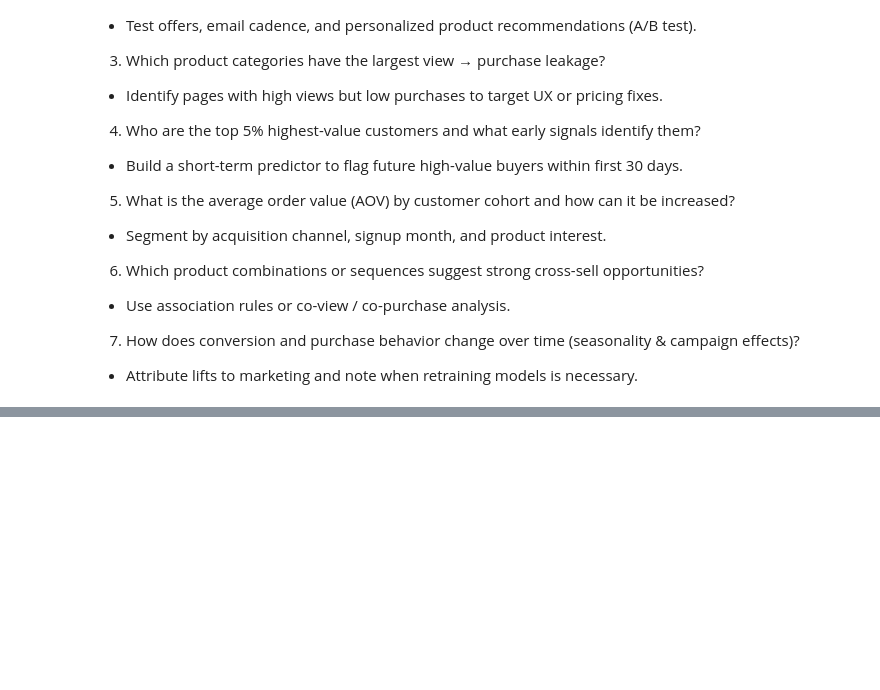
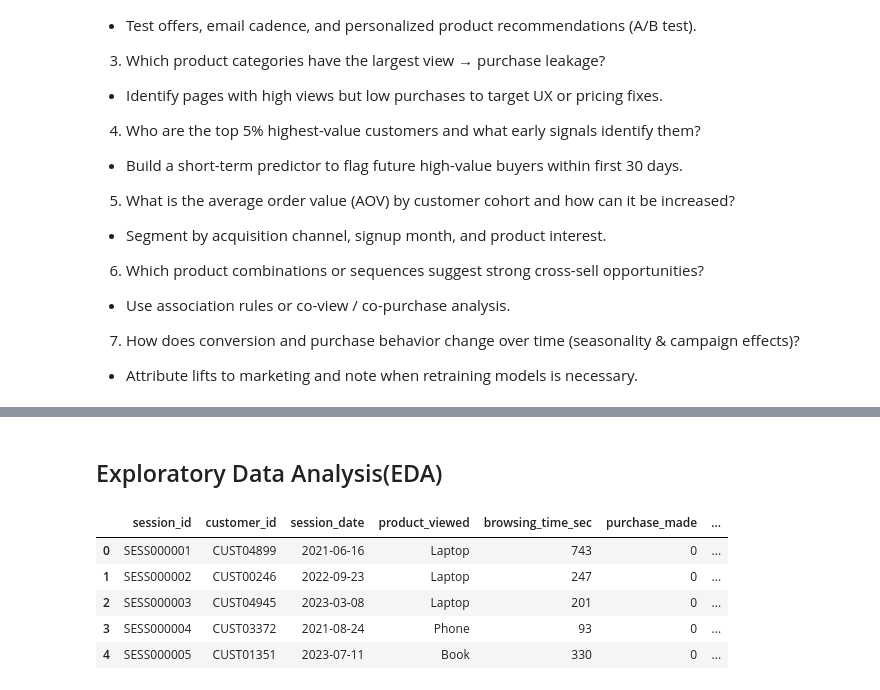
Before and after one commit to EfyaDufie2020/Analyzing-Customer-Behavior-for-E-commerce-Insights, a Jupyter notebook: E-commerce.ipynb, the cells around one changed output, grey strips where cells are left out. Drawn from its saved outputs; the diff is of its cells as text; code cells hidden in the pictures; blank space fills up the shorter version.

```diff
--- a/E-commerce.ipynb
+++ b/E-commerce.ipynb
@@ -133,0 +274,11 @@ Customers with long recency (no recent purchase) and low session frequency are m
+# %% [markdown]
+## Exploratory Data Analysis(EDA)
+# %%
+df_final.head()
+# %% [output]
+|  | session_id | customer_id | session_date | product_viewed | browsing_time_sec | purchase_made | ... |
+| 0 | SESS000001 | CUST04899 | 2021-06-16 | Laptop | 743 | 0 | ... |
+| 1 | SESS000002 | CUST00246 | 2022-09-23 | Laptop | 247 | 0 | ... |
+| 2 | SESS000003 | CUST04945 | 2023-03-08 | Laptop | 201 | 0 | ... |
+| 3 | SESS000004 | CUST03372 | 2021-08-24 | Phone | 93 | 0 | ... |
+| 4 | SESS000005 | CUST01351 | 2023-07-11 | Book | 330 | 0 | ... |
```
Also changed, not shown: parts of 14 cells of this notebook, 2 other files.
